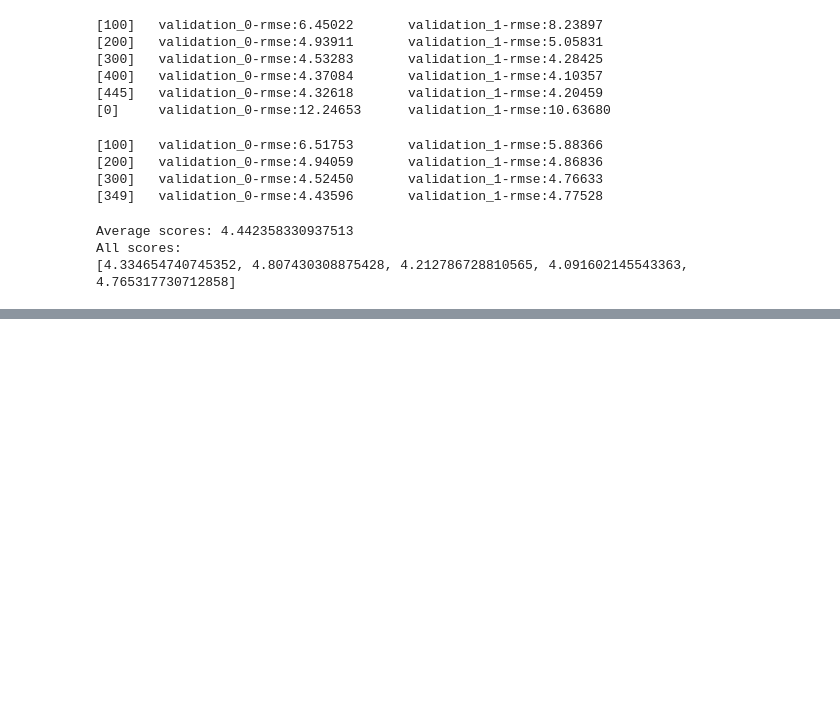
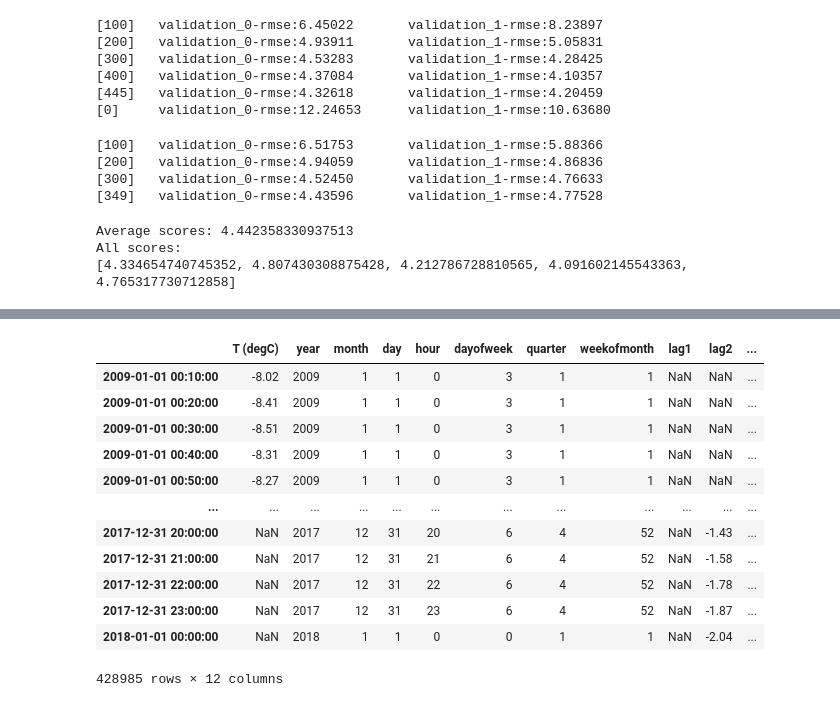
Before and after one commit to Tousif30/Temperature-Forecasting, a Jupyter notebook: TemperatureForecasting.ipynb, the cells around one changed output, grey strips where cells are left out. Saved outputs shown, nothing was run; the diff lists cells and outputs as text; code cells hidden in the pictures; blank space fills up the shorter version.

```diff
--- a/TemperatureForecasting.ipynb
+++ b/TemperatureForecasting.ipynb
@@ -304,0 +351,24 @@ All scores:
+# %%
+# generate new data
+future = pd.date_range("2017-01-01","2018-01-01",freq="1h")
+future_df = pd.DataFrame(index=future)
+future_df["isFuture"] = True
+df['isFuture'] = False
+updated_df = pd.concat([df,future_df])
+updated_df = create_features(updated_df)
+updated_df = create_lag(updated_df)
+updated_df
+# %% [output]
+|  | T (degC) | year | month | day | hour | dayofweek | quarter | weekofmonth | lag1 | lag2 | ... |
+| 2009-01-01 00:10:00 | -8.02 | 2009 | 1 | 1 | 0 | 3 | 1 | 1 | NaN | NaN | ... |
+| 2009-01-01 00:20:00 | -8.41 | 2009 | 1 | 1 | 0 | 3 | 1 | 1 | NaN | NaN | ... |
+| 2009-01-01 00:30:00 | -8.51 | 2009 | 1 | 1 | 0 | 3 | 1 | 1 | NaN | NaN | ... |
+| 2009-01-01 00:40:00 | -8.31 | 2009 | 1 | 1 | 0 | 3 | 1 | 1 | NaN | NaN | ... |
+| 2009-01-01 00:50:00 | -8.27 | 2009 | 1 | 1 | 0 | 3 | 1 | 1 | NaN | NaN | ... |
+| ... | ... | ... | ... | ... | ... | ... | ... | ... | ... | ... | ... |
+| 2017-12-31 20:00:00 | NaN | 2017 | 12 | 31 | 20 | 6 | 4 | 52 | NaN | -1.43 | ... |
+| 2017-12-31 21:00:00 | NaN | 2017 | 12 | 31 | 21 | 6 | 4 | 52 | NaN | -1.58 | ... |
+| 2017-12-31 22:00:00 | NaN | 2017 | 12 | 31 | 22 | 6 | 4 | 52 | NaN | -1.78 | ... |
+| 2017-12-31 23:00:00 | NaN | 2017 | 12 | 31 | 23 | 6 | 4 | 52 | NaN | -1.87 | ... |
+| 2018-01-01 00:00:00 | NaN | 2018 | 1 | 1 | 0 | 0 | 1 | 1 | NaN | -2.04 | ... |
+428985 rows × 12 columns
```
Also changed, not shown: parts of 8 cells of this notebook.
